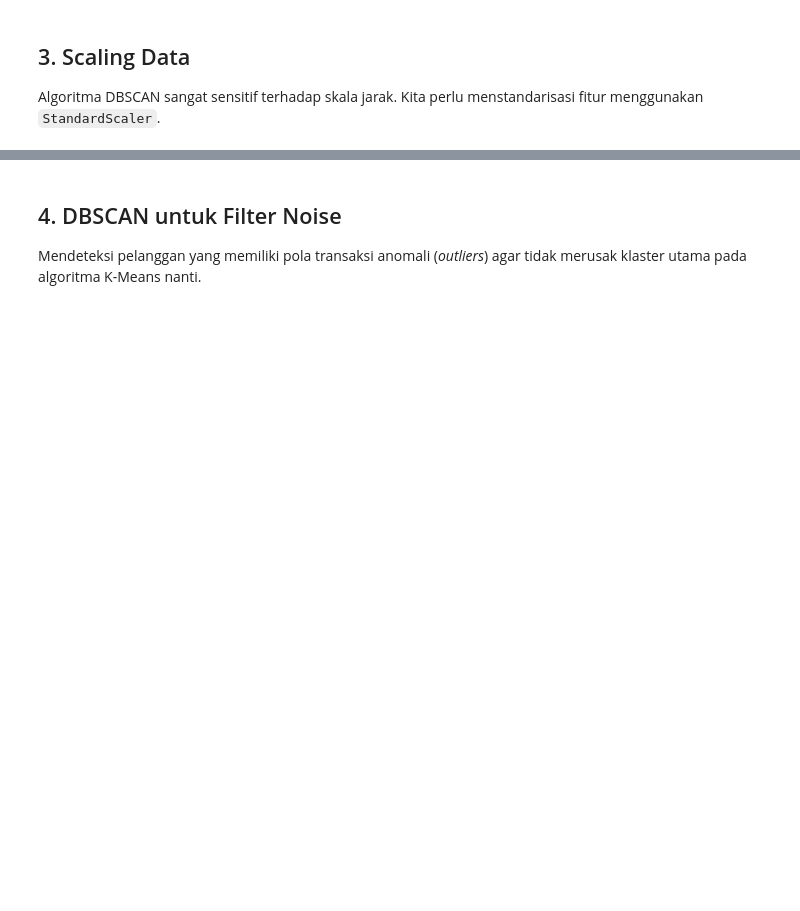
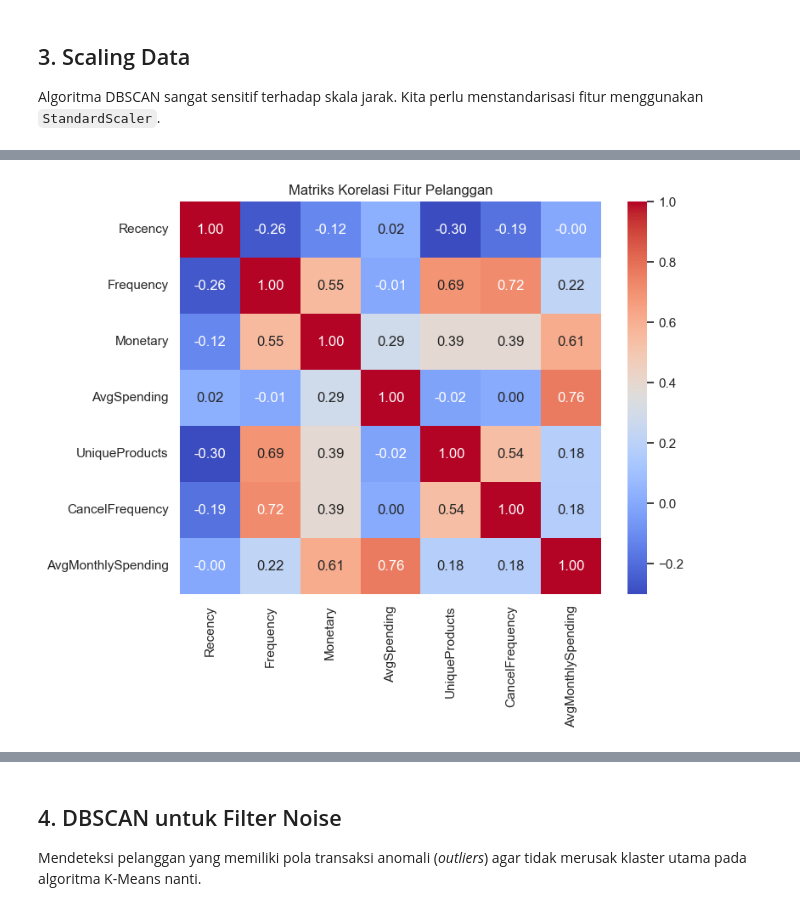
Before and after one commit to nplrahman922/Customer-segmentation-in-the-digital-marketing-ML-Final-Project-, a Jupyter notebook: notebooks/01_eda_and_preprocessing.ipynb, the cells around one changed output, grey strips where cells are left out. Drawn from its saved outputs; the diff is of its cells as text; code cells hidden in the pictures; blank space fills up the shorter version.

```diff
--- a/notebooks/01_eda_and_preprocessing.ipynb
+++ b/notebooks/01_eda_and_preprocessing.ipynb
@@ -37,10 +48,8 @@ Menghapus baris tanpa `CustomerID`, transaksi dengan kuantitas negatif/nol, dan
 # %%
 # Hapus missing values pada CustomerID
 df_clean = df.dropna(subset=['CustomerID']).copy()
-
-# Hapus transaksi batal dan kuantitas negatif
 df_clean['InvoiceNo'] = df_clean['InvoiceNo'].astype(str)
-df_clean = df_clean[~df_clean['InvoiceNo'].str.startswith('C')]
-df_clean = df_clean[df_clean['Quantity'] > 0]
+df_clean['InvoiceDate'] = pd.to_datetime(df_clean['InvoiceDate'])
+df_clean['TotalPrice'] = df_clean['Quantity'] * df_clean['UnitPrice']
 
 print(f"Dimensi data setelah dibersihkan: {df_clean.shape}")
@@ -77,0 +122,11 @@ scaled_df.head()
+# %%
+import seaborn as sns
+import matplotlib.pyplot as plt
+
+# Membuat Heatmap Korelasi
+plt.figure(figsize=(8, 6))
+sns.heatmap(customer_df.corr(), annot=True, cmap='coolwarm', fmt=".2f")
+plt.title("Matriks Korelasi Fitur Pelanggan")
+plt.show()
+# %% [output]
+[figure, added]
```
Also changed, not shown: parts of 9 cells of this notebook, 3 other files.
